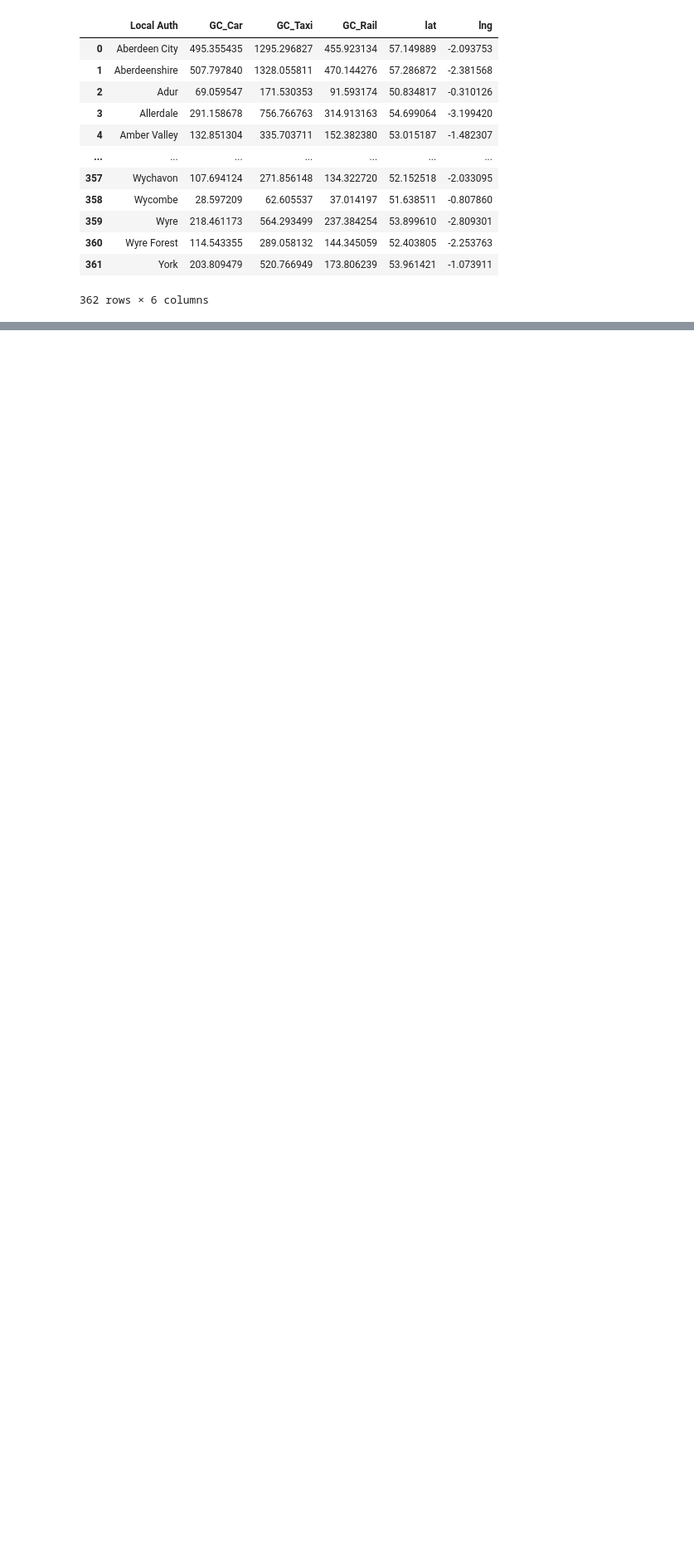
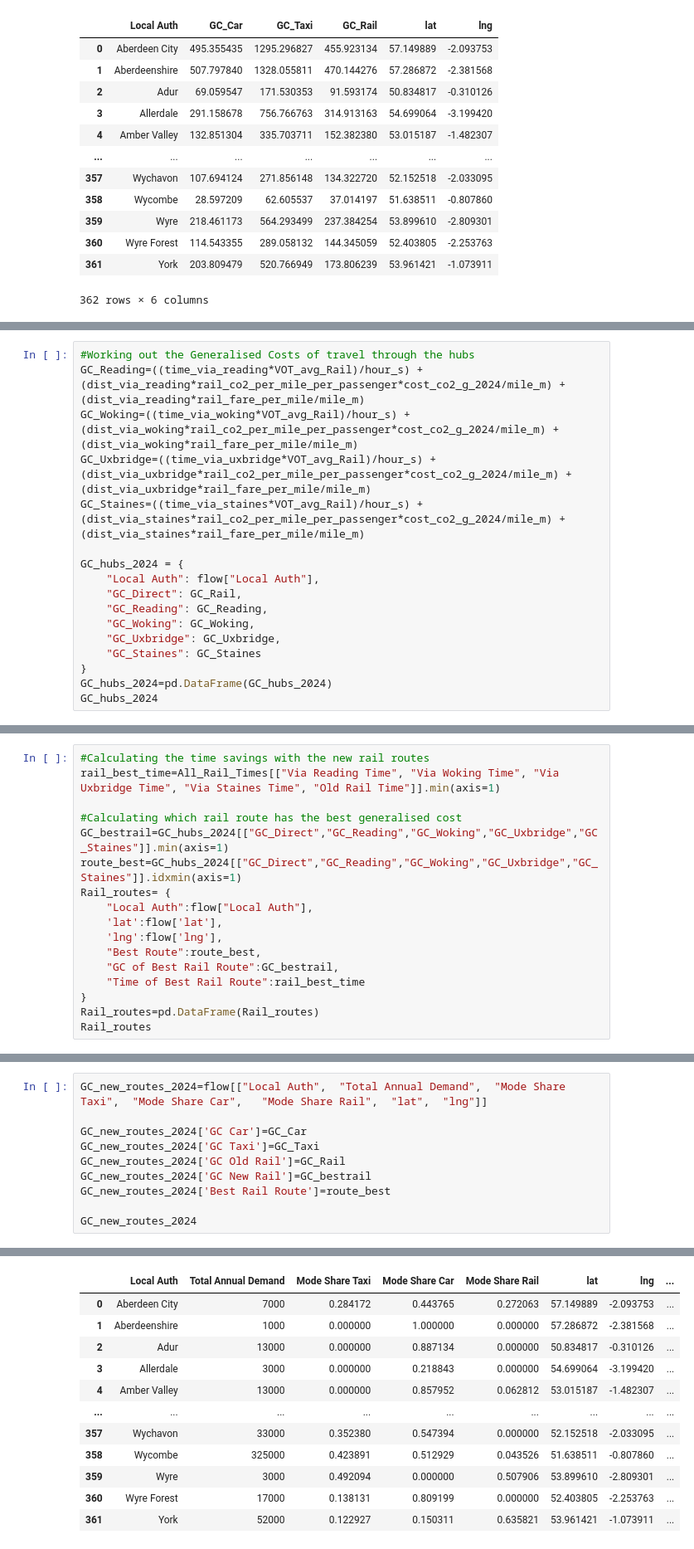
Before and after one commit to majdyousof/imperialgroupproject, a Jupyter notebook: Dom/Heathrow_OD.ipynb, the cells around one changed output, grey strips where cells are left out. Shown at 83% size. Cells and saved outputs as stored; diff of their text form; blank space fills up the shorter version.

```diff
--- a/Dom/Heathrow_OD.ipynb
+++ b/Dom/Heathrow_OD.ipynb
@@ -309,0 +374,17 @@ GC_Current_2024
+# %%
+#Working out the Generalised Costs of travel through the hubs
+GC_Reading=((time_via_reading*VOT_avg_Rail)/hour_s) + (dist_via_reading*rail_co2_per_mile_per_passenger*cost_co2_g_2024/mile_m) + (dist_via_reading*rail_fare_per_mile/mile_m)
+GC_Woking=((time_via_woking*VOT_avg_Rail)/hour_s) + (dist_via_woking*rail_co2_per_mile_per_passenger*cost_co2_g_2024/mile_m) + (dist_via_woking*rail_fare_per_mile/mile_m)
+GC_Uxbridge=((time_via_uxbridge*VOT_avg_Rail)/hour_s) + (dist_via_uxbridge*rail_co2_per_mile_per_passenger*cost_co2_g_2024/mile_m) + (dist_via_uxbridge*rail_fare_per_mile/mile_m)
+GC_Staines=((time_via_staines*VOT_avg_Rail)/hour_s) + (dist_via_staines*rail_co2_per_mile_per_passenger*cost_co2_g_2024/mile_m) + (dist_via_staines*rail_fare_per_mile/mile_m)
+
+GC_hubs_2024 = {
+    "Local Auth": flow["Local Auth"],
+    "GC_Direct": GC_Rail,
+    "GC_Reading": GC_Reading,
+    "GC_Woking": GC_Woking,
+    "GC_Uxbridge": GC_Uxbridge,
+    "GC_Staines": GC_Staines
+}
+GC_hubs_2024=pd.DataFrame(GC_hubs_2024)
+GC_hubs_2024
@@ -309,0 +405,17 @@ GC_Current_2024
+# %%
+#Calculating the time savings with the new rail routes
+rail_best_time=All_Rail_Times[["Via Reading Time", "Via Woking Time", "Via Uxbridge Time", "Via Staines Time", "Old Rail Time"]].min(axis=1)
+
+#Calculating which rail route has the best generalised cost
+GC_bestrail=GC_hubs_2024[["GC_Direct","GC_Reading","GC_Woking","GC_Uxbridge","GC_Staines"]].min(axis=1)
+route_best=GC_hubs_2024[["GC_Direct","GC_Reading","GC_Woking","GC_Uxbridge","GC_Staines"]].idxmin(axis=1)
+Rail_routes= {
+    "Local Auth":flow["Local Auth"],
+    'lat':flow['lat'],
+    'lng':flow['lng'],
+    "Best Route":route_best,
+    "GC of Best Rail Route":GC_bestrail,
+    "Time of Best Rail Route":rail_best_time
+}
+Rail_routes=pd.DataFrame(Rail_routes)
+Rail_routes
@@ -309,0 +437,11 @@ GC_Current_2024
+# %%
+GC_new_routes_2024=flow[["Local Auth",	"Total Annual Demand",	"Mode Share Taxi",	"Mode Share Car",	"Mode Share Rail",	"lat",	"lng"]]
+
+GC_new_routes_2024['GC Car']=GC_Car
+GC_new_routes_2024['GC Taxi']=GC_Taxi
+GC_new_routes_2024['GC Old Rail']=GC_Rail
+GC_new_routes_2024['GC New Rail']=GC_bestrail
+GC_new_routes_2024['Best Rail Route']=route_best
+
+GC_new_routes_2024
+# %% [output]
@@ -309,0 +465,12 @@ GC_Current_2024
+|  | Local Auth | Total Annual Demand | Mode Share Taxi | Mode Share Car | Mode Share Rail | lat | lng | ... |
+| 0 | Aberdeen City | 7000 | 0.284172 | 0.443765 | 0.272063 | 57.149889 | -2.093753 | ... |
+| 1 | Aberdeenshire | 1000 | 0.000000 | 1.000000 | 0.000000 | 57.286872 | -2.381568 | ... |
+| 2 | Adur | 13000 | 0.000000 | 0.887134 | 0.000000 | 50.834817 | -0.310126 | ... |
+| 3 | Allerdale | 3000 | 0.000000 | 0.218843 | 0.000000 | 54.699064 | -3.199420 | ... |
+| 4 | Amber Valley | 13000 | 0.000000 | 0.857952 | 0.062812 | 53.015187 | -1.482307 | ... |
+| ... | ... | ... | ... | ... | ... | ... | ... | ... |
+| 357 | Wychavon | 33000 | 0.352380 | 0.547394 | 0.000000 | 52.152518 | -2.033095 | ... |
+| 358 | Wycombe | 325000 | 0.423891 | 0.512929 | 0.043526 | 51.638511 | -0.807860 | ... |
+| 359 | Wyre | 3000 | 0.492094 | 0.000000 | 0.507906 | 53.899610 | -2.809301 | ... |
+| 360 | Wyre Forest | 17000 | 0.138131 | 0.809199 | 0.000000 | 52.403805 | -2.253763 | ... |
+| 361 | York | 52000 | 0.122927 | 0.150311 | 0.635821 | 53.961421 | -1.073911 | ... |
```
Also changed, not shown: parts of 6 cells of this notebook, 3 other files.
